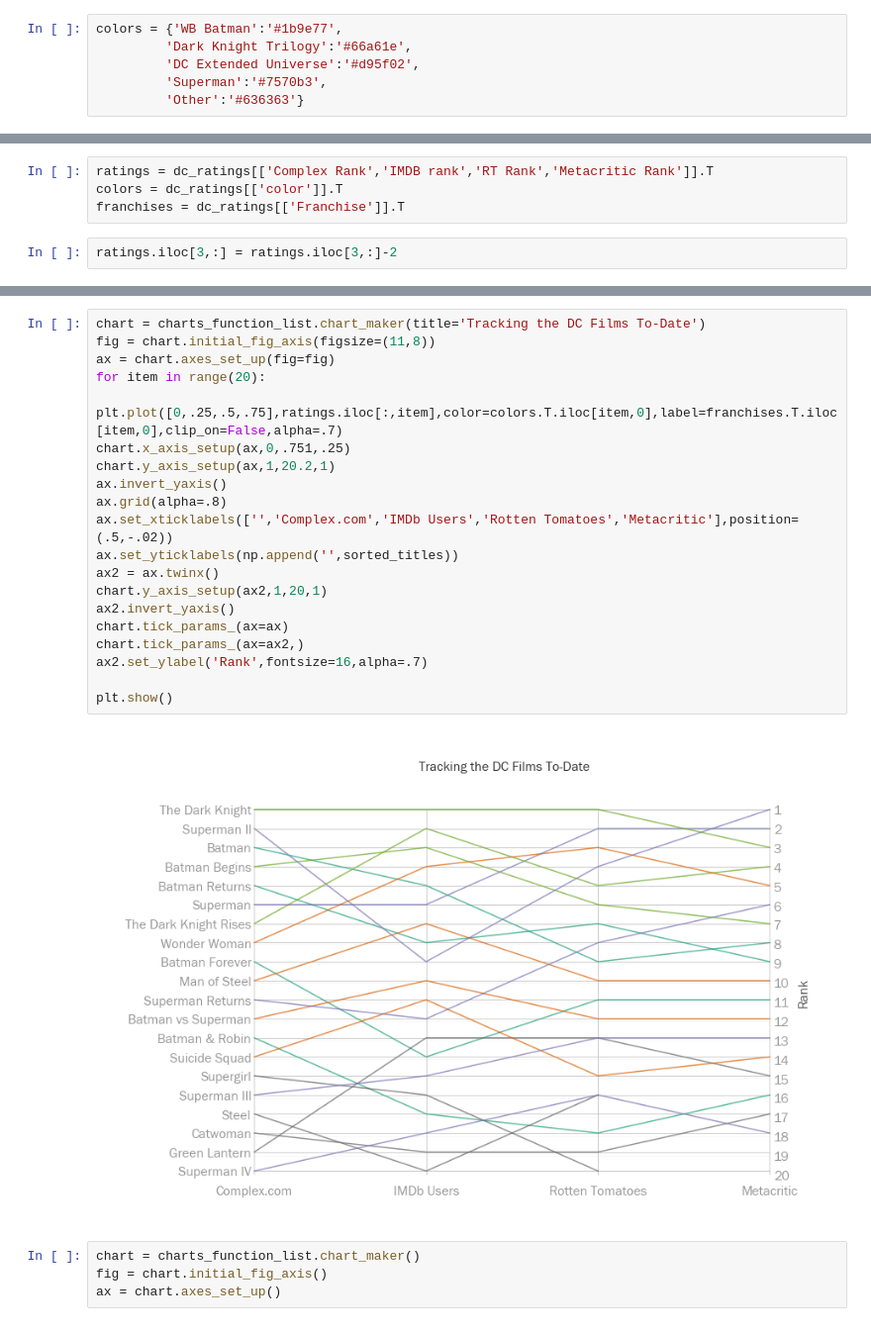
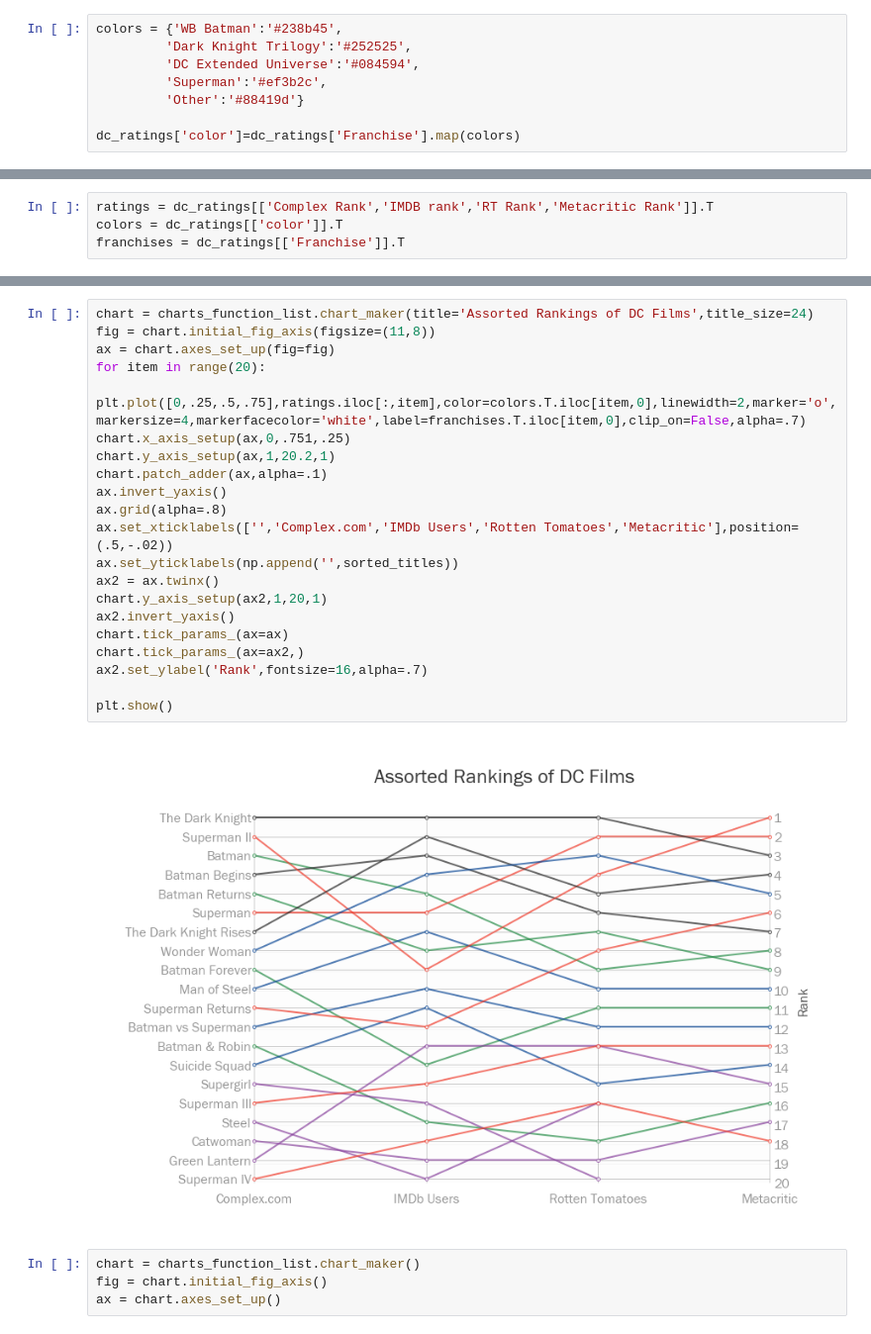
Before and after one commit to igotcharts/charts_and_more_charts, a Jupyter notebook: notebooks/dc_films.ipynb, the cells around one changed output, grey strips where cells are left out. Shown at 99% size. Saved outputs shown, nothing was run; the diff lists cells and outputs as text.

Commit message:
playing around with colors

```diff
--- a/notebooks/dc_films.ipynb
+++ b/notebooks/dc_films.ipynb
@@ -7,8 +7,10 @@ base_path, data, outputs = charts_function_list.folder_setup()
 os.chdir(data)
 dc_ratings = pd.read_csv('dc_movie_ratings.csv')
 # %%
-colors = {'WB Batman':'#1b9e77',
-         'Dark Knight Trilogy':'#66a61e',
-         'DC Extended Universe':'#d95f02',
-         'Superman':'#7570b3',
-         'Other':'#636363'}
+colors = {'WB Batman':'#238b45',
+         'Dark Knight Trilogy':'#252525',
+         'DC Extended Universe':'#084594',
+         'Superman':'#ef3b2c',
+         'Other':'#88419d'}
+
+dc_ratings['color']=dc_ratings['Franchise'].map(colors)
@@ -22,5 +22,3 @@ sorted_titles = dc_ratings.sort_values(by='Complex Rank').reset_index()['Movie']
 ratings = dc_ratings[['Complex Rank','IMDB rank','RT Rank','Metacritic Rank']].T
 colors = dc_ratings[['color']].T
 franchises = dc_ratings[['Franchise']].T
-# %%
-ratings.iloc[3,:] = ratings.iloc[3,:]-2
@@ -36,25 +25,26 @@ array(['', 'The Dark Knight', 'Superman II', 'Batman', 'Batman Begins',
 # %%
-chart = charts_function_list.chart_maker(title='Tracking the DC Films To-Date')
+chart = charts_function_list.chart_maker(title='Assorted Rankings of DC Films',title_size=24)
 fig = chart.initial_fig_axis(figsize=(11,8))
 ax = chart.axes_set_up(fig=fig)
 for item in range(20):
-    plt.plot([0,.25,.5,.75],ratings.iloc[:,item],color=colors.T.iloc[item,0],label=franchises.T.iloc[item,0],clip_on=False,alpha=.7)
+    plt.plot([0,.25,.5,.75],ratings.iloc[:,item],color=colors.T.iloc[item,0],linewidth=2,marker='o',markersize=4,markerfacecolor='white',label=franchises.T.iloc[item,0],clip_on=False,alpha=.7)
 chart.x_axis_setup(ax,0,.751,.25)
 chart.y_axis_setup(ax,1,20.2,1)
+chart.patch_adder(ax,alpha=.1)
 ax.invert_yaxis()
 ax.grid(alpha=.8)
 ax.set_xticklabels(['','Complex.com','IMDb Users','Rotten Tomatoes','Metacritic'],position=(.5,-.02))
 ax.set_yticklabels(np.append('',sorted_titles))
 ax2 = ax.twinx()
 chart.y_axis_setup(ax2,1,20,1)
 ax2.invert_yaxis()
 chart.tick_params_(ax=ax)
 chart.tick_params_(ax=ax2,)
 ax2.set_ylabel('Rank',fontsize=16,alpha=.7)
 
 plt.show()
 # %% [output]
-[figure, old version]
+[figure, new version]
 # %%
 chart = charts_function_list.chart_maker()
 fig = chart.initial_fig_axis()
```
Also changed, not shown: parts of 2 cells of this notebook.
